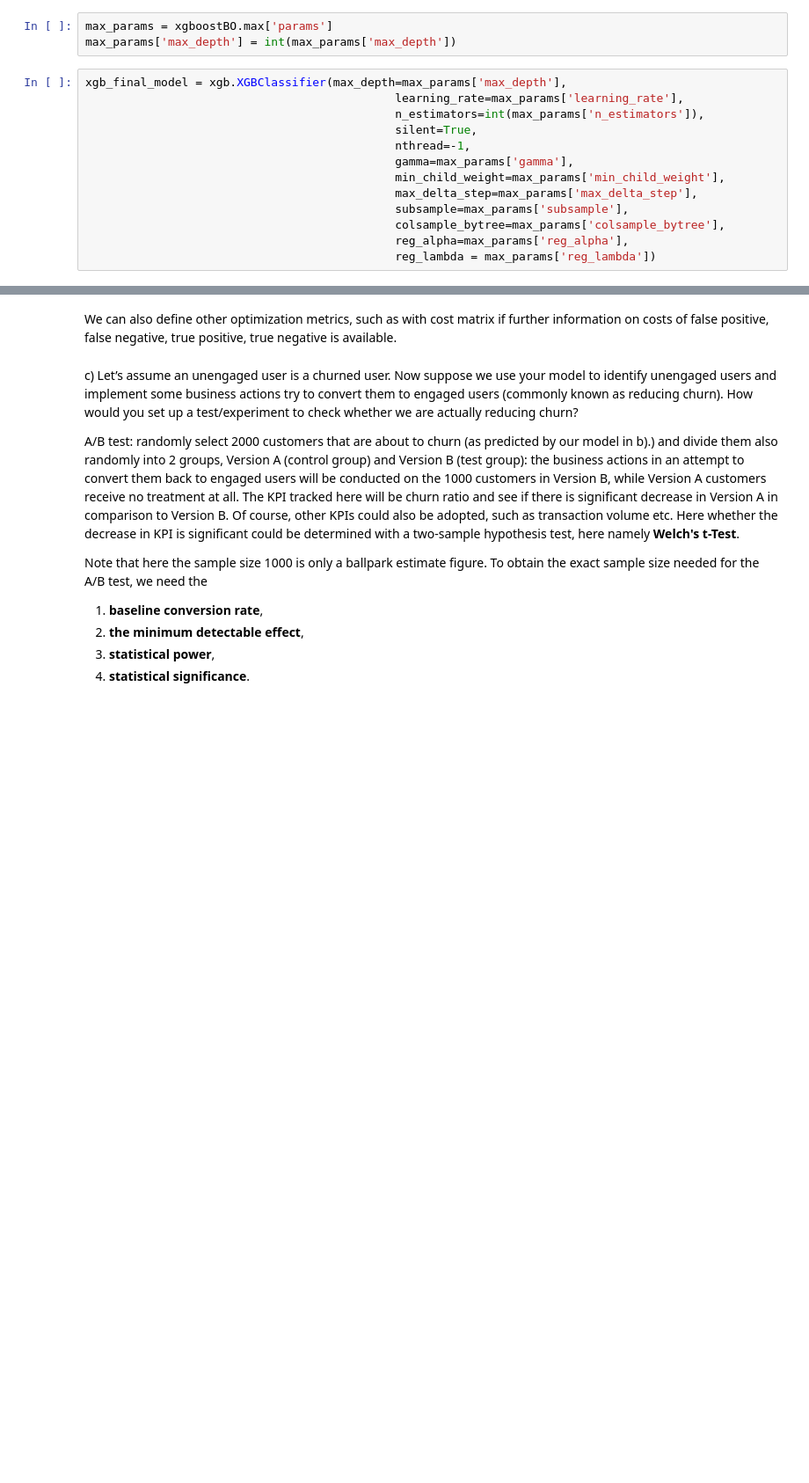
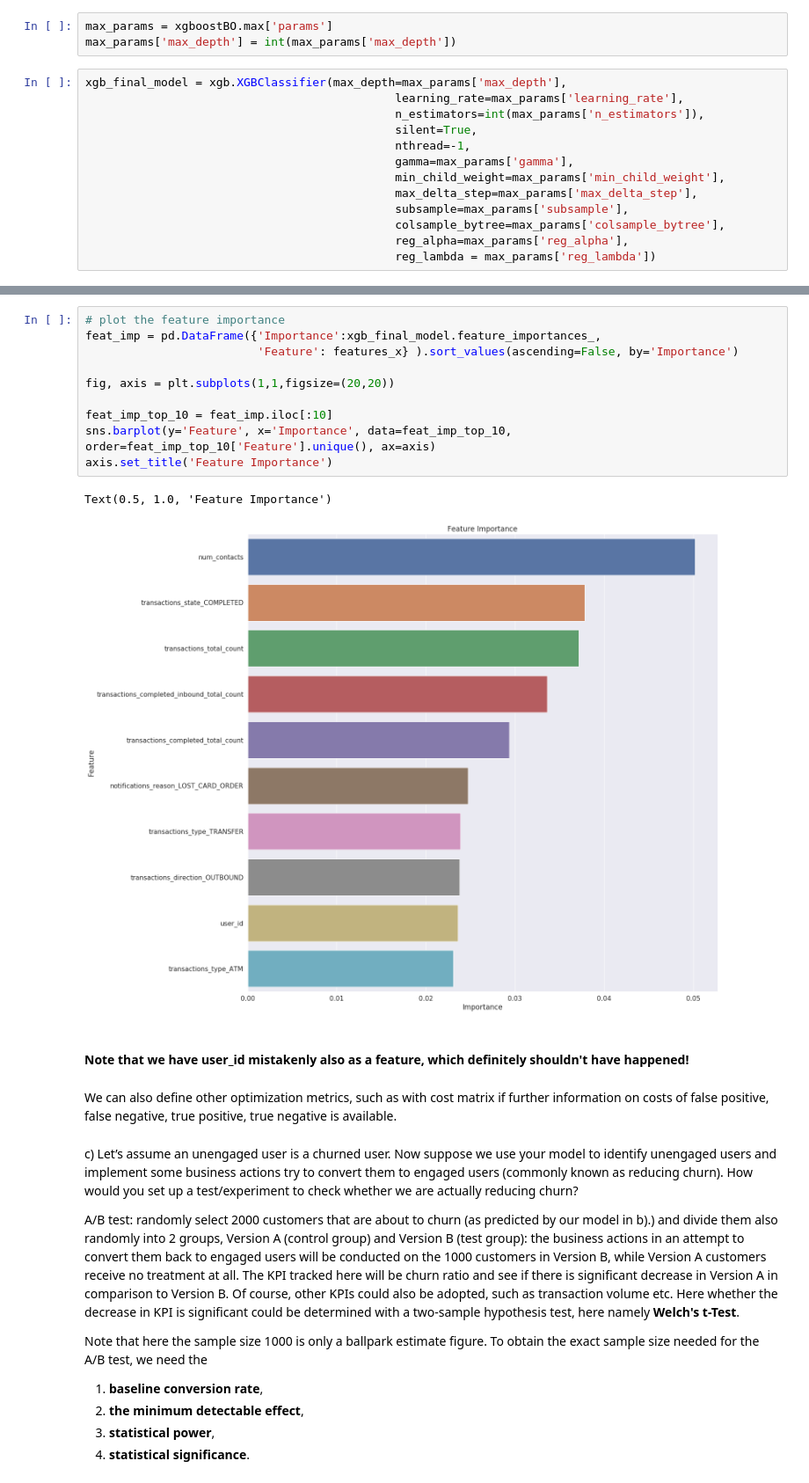
Before and after one commit to jiacheng-yao/ml_challenges, a Jupyter notebook: revolut/Part II - Jiacheng Yao.ipynb, the cells around one changed output, grey strips where cells are left out. Shown: that part at 88% size. Cells and saved outputs as stored; diff of their text form; blank space fills up the shorter version.

Commit message:
add feature importance plot

```diff
--- a/revolut/Part II - Jiacheng Yao.ipynb
+++ b/revolut/Part II - Jiacheng Yao.ipynb
@@ -859,3 +859,18 @@ sns.heatmap(df_cm, annot=True,annot_kws={"size": 16})# font size
+# %%
+# plot the feature importance
+feat_imp = pd.DataFrame({'Importance':xgb_final_model.feature_importances_,
+                         'Feature': features_x} ).sort_values(ascending=False, by='Importance')
+
+fig, axis = plt.subplots(1,1,figsize=(20,20))
+
+feat_imp_top_10 = feat_imp.iloc[:10]
+sns.barplot(y='Feature', x='Importance', data=feat_imp_top_10, order=feat_imp_top_10['Feature'].unique(), ax=axis)
+axis.set_title('Feature Importance')
+# %% [output]
+Text(0.5, 1.0, 'Feature Importance')
+[figure, added]
+# %% [markdown]
+#### Note that we have user_id mistakenly also as a feature, which definitely shouldn't have happened!
 # %% [markdown]
 We can also define other optimization metrics, such as with cost matrix if further information on costs of false positive, false negative, true positive, true negative is available.
 # %% [markdown]
```
Also changed, not shown: parts of 6 cells of this notebook.
